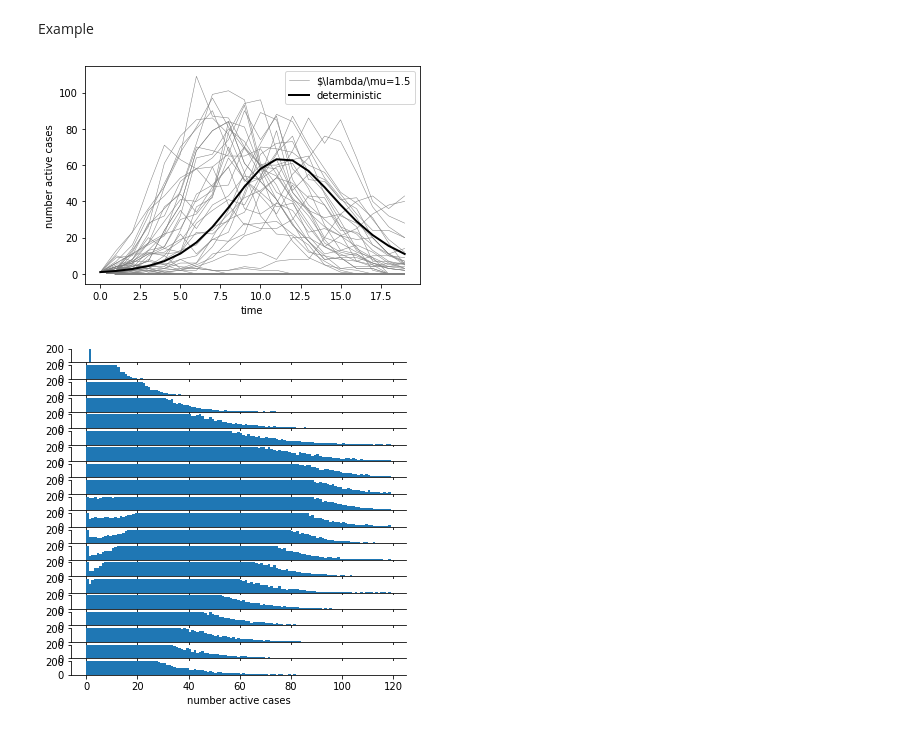
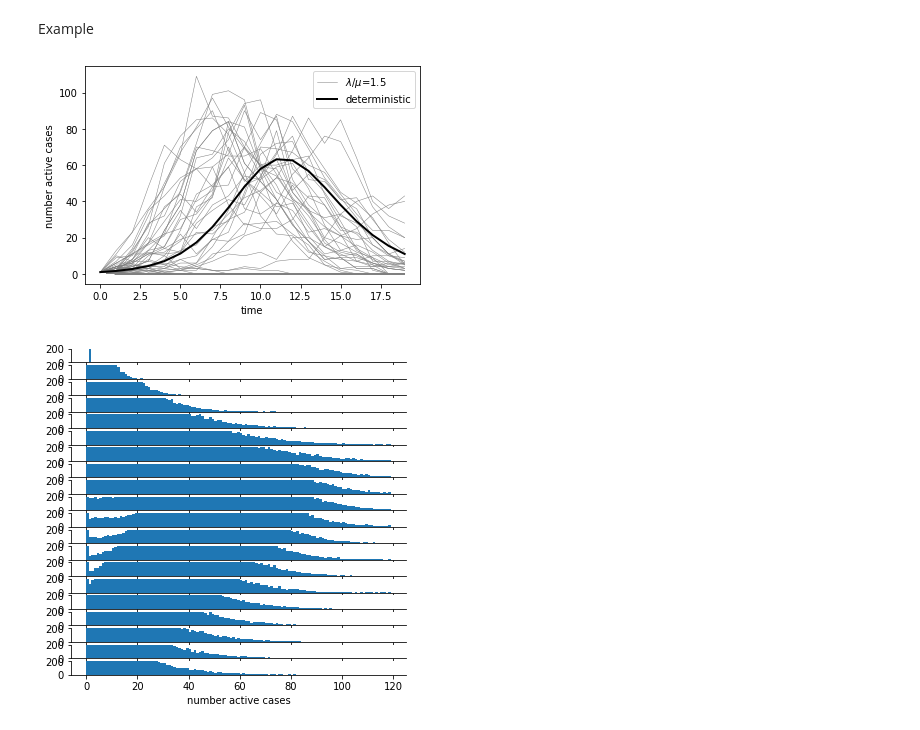
Before and after one commit to zierenberg/lecture_ModellingDiseaseSpread, a Jupyter notebook: lecture_MDS_SIR.ipynb, the cells around one changed output. Saved outputs shown, nothing was run; the diff lists cells and outputs as text; code cells hidden in the pictures.

```diff
--- a/lecture_MDS_SIR.ipynb
+++ b/lecture_MDS_SIR.ipynb
@@ -181,35 +182,35 @@ rate_infection = 1.5
 I0 = 1
 N = int(1e3)
 S0 = N-I0
 R0 = 0
 time_total = 20
 
 np.random.seed(1000)
 
 num_trajectories = int(1e5)
 times = np.arange(0, time_total, 1)
 list_Is_10 = [np.zeros(num_trajectories) for t in range(len(times))]
 list_R_final = np.zeros(num_trajectories)
 for i in tqdm(range(num_trajectories)):
   S, I, R = simulate(rate_infection, rate_recovery, S0, I0, R0, times)
   for t in range(len(times)):
     list_Is_10[t][i] = I[t]
   list_R_final[i] = R[-1]
   if i==0:
-    plt.plot(times, I, color='gray', linewidth=0.5, label='$\lambda/\mu=%.1f'%(rate_infection/rate_recovery))
+    plt.plot(times, I, color='gray', linewidth=0.5, label='$\lambda/\mu$=%.1f'%(rate_infection/rate_recovery))
   if i < 100:
     plt.plot(times, I, color='gray', linewidth=0.5)
 
 # deterministic solution
 S_det, I_det, R_det = SIR_deterministic(rate_infection, rate_recovery, S0, I0, R0, times)
 plt.plot(times, I_det, color='black', label='deterministic', linewidth=2)
 
 plt.xlabel('time')
 plt.ylabel('number active cases')
 plt.legend()
 plt.savefig('figures/kineticMC_example_SIR_I0_1.png', dpi=200)
 # %% [output]
-[figure, old version]
+[figure, new version]
 # %%
 fig, axs = plt.subplots(len(times), 1,
                         sharex=True,
```
Also changed, not shown: parts of 3 cells of this notebook.
